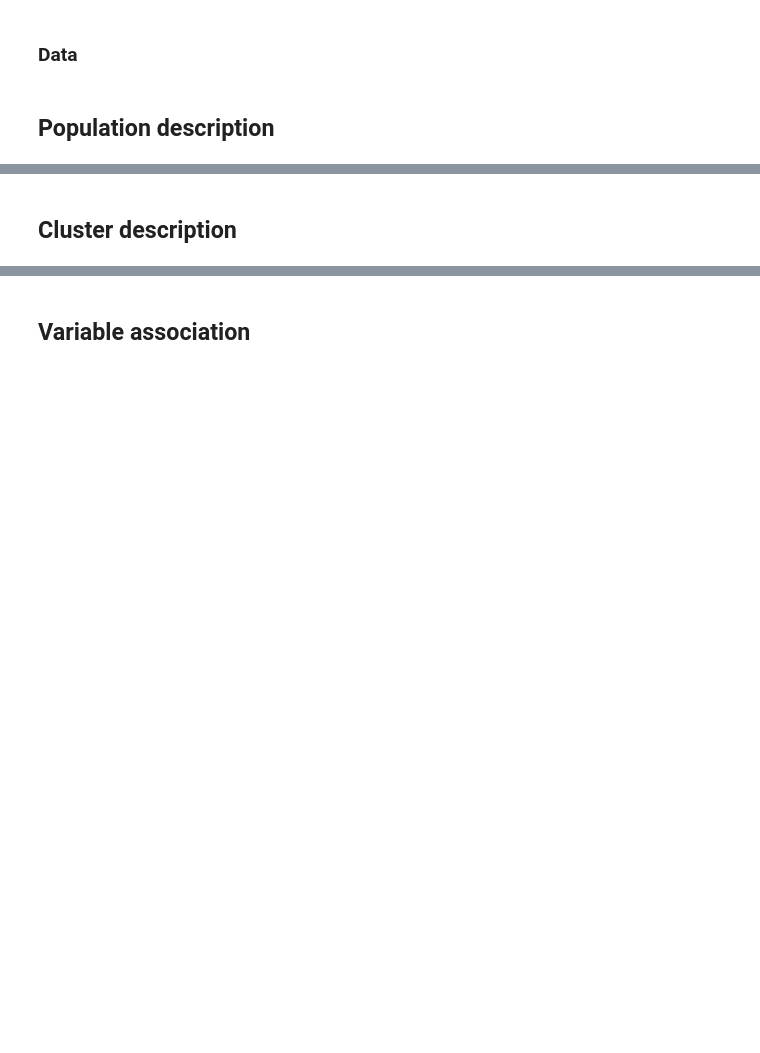
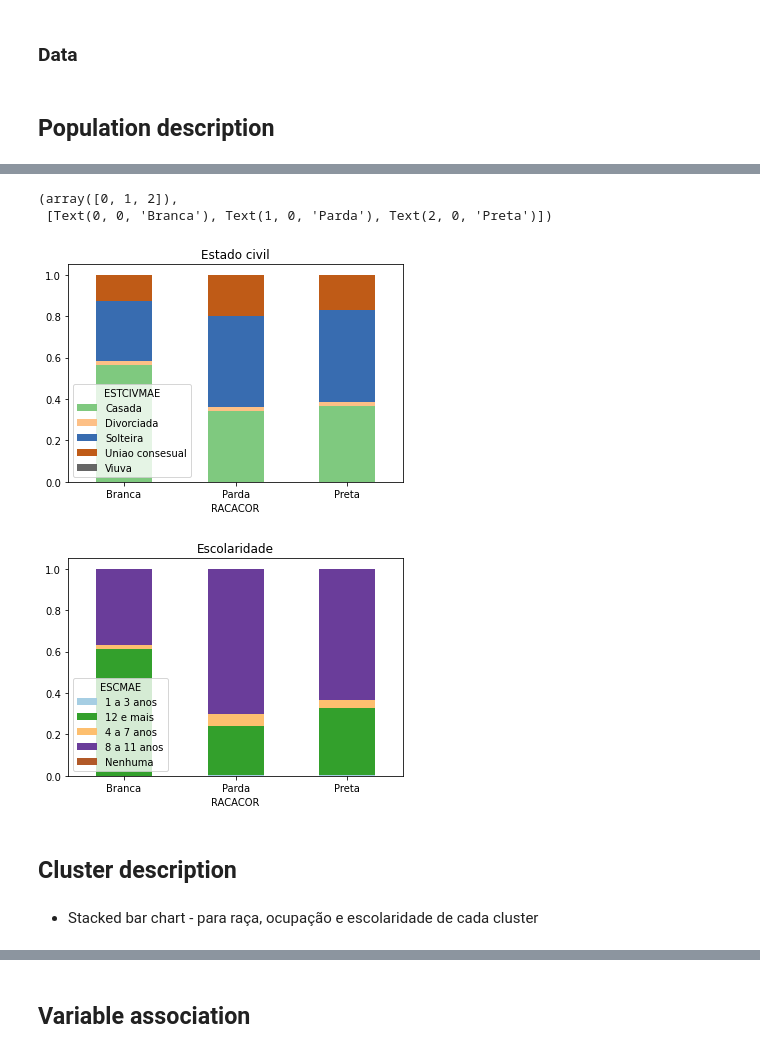
Before and after one commit to caio-isaias/data-mining-assignment, a Jupyter notebook: cluster-description.ipynb, the cells around one changed output, grey strips where cells are left out. Drawn from its saved outputs; the diff is of its cells as text; code cells hidden in the pictures; blank space fills up the shorter version.

```diff
--- a/cluster-description.ipynb
+++ b/cluster-description.ipynb
@@ -35,5 +54,25 @@ def cramers_corrected_stat(confusion_matrix):
     rcorr = r - ((r-1)**2)/(n-1)
     kcorr = k - ((k-1)**2)/(n-1)
     return np.sqrt(phi2corr / min( (kcorr-1), (rcorr-1)))
+# %%
+def data_to_stack(data,variables):
+    agg = data.groupby(variables)['count'].sum().unstack().fillna(0)
+
+    total = [[] for x in range(len(agg))]
+    for i in range(len(agg)):
+        total[i] = np.array(agg)[i].sum()
+
+    result = [[] for x in range(len(agg))]
+    matrix = np.array(agg)
+    for i in range(len(agg)):
+        result[i] = (matrix[i])/(total[i])
+
+    output = pd.DataFrame(np.array(result), columns= list(agg.columns),
+                          index = list(agg.index))
+
+    output.columns.name = agg.columns.name
+    output.index.name = agg.index.name
+
+    return(output)
 # %% [markdown]
 ### Data
@@ -46,2 +124,24 @@ def cramers_corrected_stat(confusion_matrix):
+# %%
+# stacked charts (ESTCIVMAE & ESCMAE)
+data_agg = data.assign(count = 1)
+data_agg = data_agg[(data_agg['RACACOR'] != 'Amarela')&(data_agg['RACACOR'] != 'Indigina')]
+
+agg_civ = data_to_stack(data_agg,['RACACOR','ESTCIVMAE'])
+agg_esc = data_to_stack(data_agg,['RACACOR','ESCMAE'])
+# %%
+agg_civ.plot(kind='bar', stacked=True, colormap='Accent')
+plt.title('Estado civil')
+plt.xticks(rotation=0, ha='center')
+
+agg_esc.plot(kind='bar', stacked=True, colormap = 'Paired')
+plt.title('Escolaridade')
+plt.xticks(rotation=0, ha='center')
+# %% [output]
+(array([0, 1, 2]),
+ [Text(0, 0, 'Branca'), Text(1, 0, 'Parda'), Text(2, 0, 'Preta')])
+[figure, added]
+[figure, added]
 # %% [markdown]
 ## Cluster description
+# %% [markdown]
+* Stacked bar chart - para raça, ocupação e escolaridade de cada cluster
```
Also changed, not shown: parts of 27 cells of this notebook, 2 other files.
